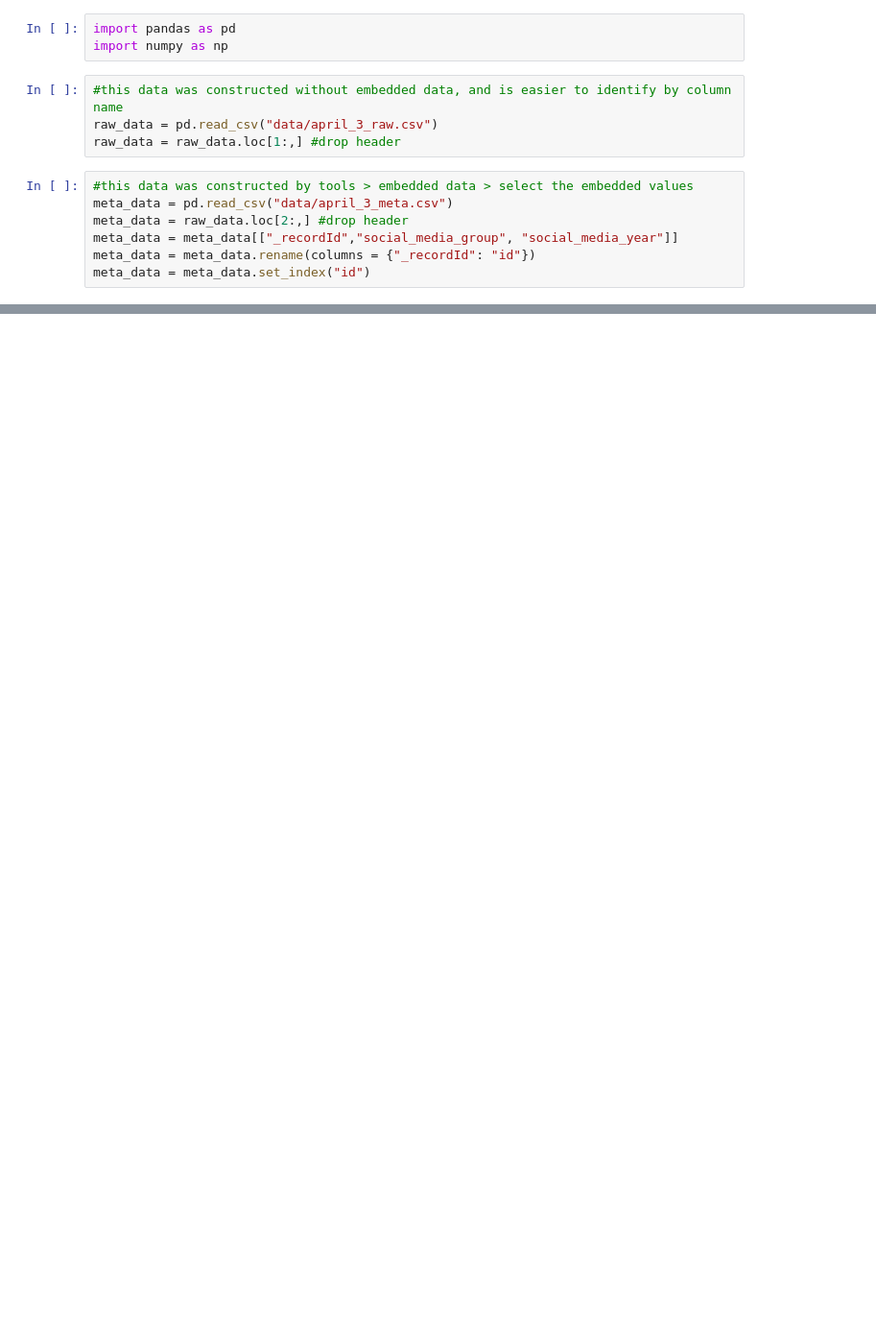
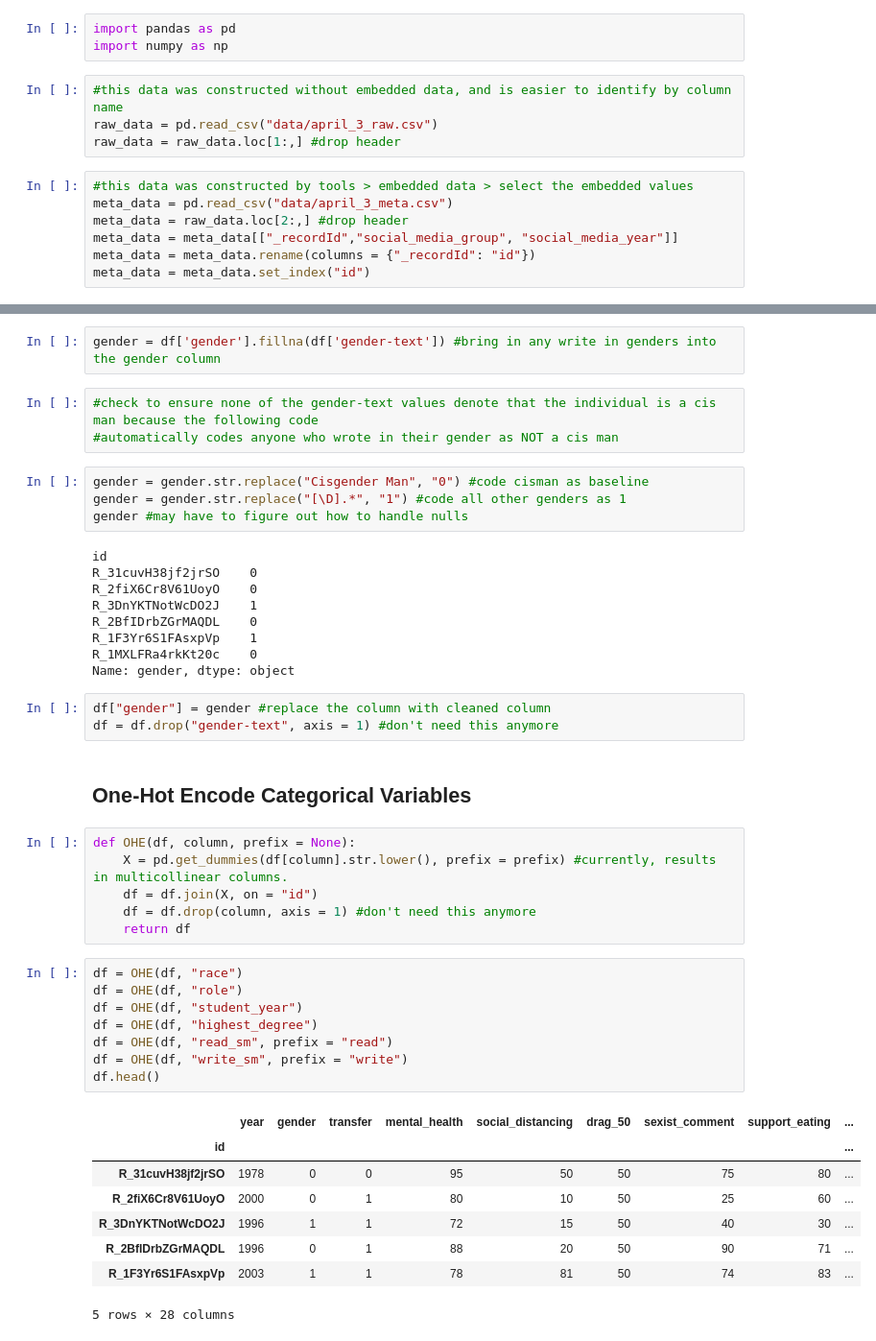
Before and after one commit to swethapola/w241_socialnorms, a Jupyter notebook: Data_Cleaning.ipynb, the cells around one changed output, grey strips where cells are left out. Shown at 96% size. Saved outputs shown, nothing was run; the diff lists cells and outputs as text; blank space fills up the shorter version.

```diff
--- a/Data_Cleaning.ipynb
+++ b/Data_Cleaning.ipynb
@@ -59,0 +73,46 @@ df
+# %%
+gender = df['gender'].fillna(df['gender-text']) #bring in any write in genders into the gender column
+# %%
+#check to ensure none of the gender-text values denote that the individual is a cis man because the following code
+#automatically codes anyone who wrote in their gender as NOT a cis man
+# %%
+gender = gender.str.replace("Cisgender Man", "0") #code cisman as baseline
+gender = gender.str.replace("[\D].*", "1") #code all other genders as 1
+gender #may have to figure out how to handle nulls
+# %% [output]
+id
+R_31cuvH38jf2jrSO    0
+R_2fiX6Cr8V61UoyO    0
+R_3DnYKTNotWcDO2J    1
+R_2BfIDrbZGrMAQDL    0
+R_1F3Yr6S1FAsxpVp    1
+R_1MXLFRa4rkKt20c    0
+Name: gender, dtype: object
+# %%
+df["gender"] = gender #replace the column with cleaned column
+df = df.drop("gender-text", axis = 1) #don't need this anymore
+# %% [markdown]
+## One-Hot Encode Categorical Variables
+# %%
+def OHE(df, column, prefix = None):
+    X = pd.get_dummies(df[column].str.lower(), prefix = prefix) #currently, results in multicollinear columns.
+    df = df.join(X, on = "id")
+    df = df.drop(column, axis = 1) #don't need this anymore
+    return df
+# %%
+df = OHE(df, "race")
+df = OHE(df, "role")
+df = OHE(df, "student_year")
+df = OHE(df, "highest_degree")
+df = OHE(df, "read_sm", prefix = "read")
+df = OHE(df, "write_sm", prefix = "write")
+df.head()
+# %% [output]
+|  | year | gender | transfer | mental_health | social_distancing | drag_50 | sexist_comment | support_eating | ... |
+| id |  |  |  |  |  |  |  |  | ... |
+| R_31cuvH38jf2jrSO | 1978 | 0 | 0 | 95 | 50 | 50 | 75 | 80 | ... |
+| R_2fiX6Cr8V61UoyO | 2000 | 0 | 1 | 80 | 10 | 50 | 25 | 60 | ... |
+| R_3DnYKTNotWcDO2J | 1996 | 1 | 1 | 72 | 15 | 50 | 40 | 30 | ... |
+| R_2BfIDrbZGrMAQDL | 1996 | 0 | 1 | 88 | 20 | 50 | 90 | 71 | ... |
+| R_1F3Yr6S1FAsxpVp | 2003 | 1 | 1 | 78 | 81 | 50 | 74 | 83 | ... |
+5 rows × 28 columns
```
Also changed, not shown: parts of 23 cells of this notebook, 1 other file.
